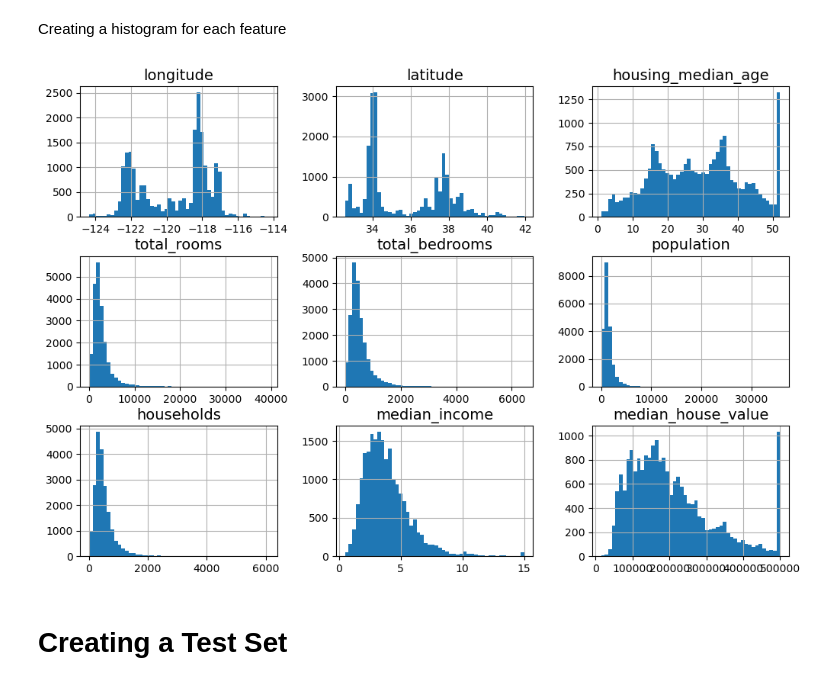
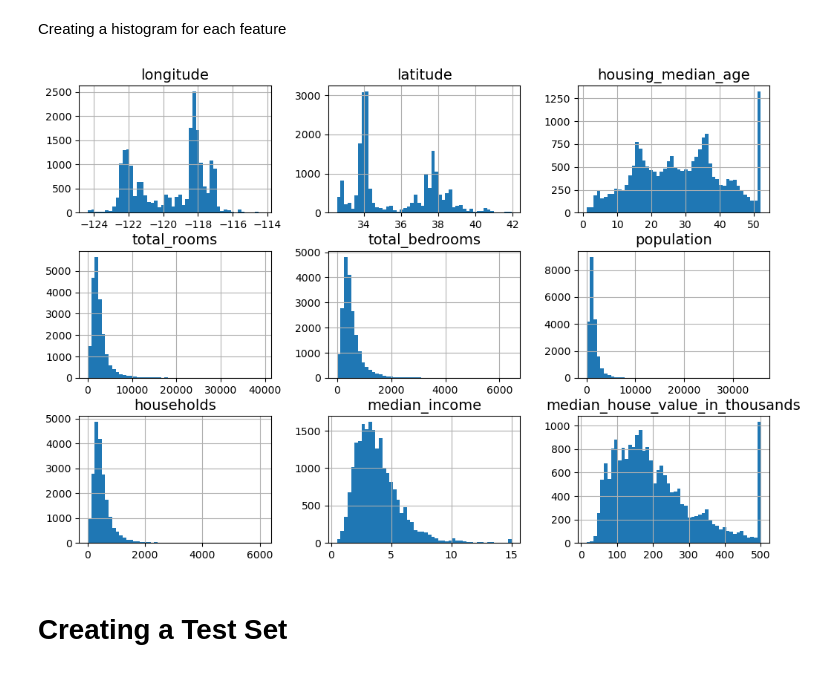
Before and after one commit to TimoSR/AppliedAI, a Jupyter notebook: lectures/chapter_7/ML_example_eTe.ipynb, the cells around one changed output. Drawn from its saved outputs; the diff is of its cells as text; code cells hidden in the pictures.

```diff
--- a/lectures/chapter_7/ML_example_eTe.ipynb
+++ b/lectures/chapter_7/ML_example_eTe.ipynb
@@ -138,15 +138,20 @@ import matplotlib.pyplot as plt
 # %% [markdown]
 Creating a histogram for each feature
 # %%
+# the histogram have trouble with plotting median_house_value's due to size as it is in houndreds of thousands
+# dividing the price with a 1_000 to get shorter number
+housing_samples['median_house_value'] = housing_samples['median_house_value'] / 1_000
+housing_samples = housing_samples.rename(columns={'median_house_value':'median_house_value_in_thousands'})
+
 plt.rc('font', size=14)
 plt.rc('axes', labelsize=14, titlesize=14)
 plt.rc('legend', fontsize=14)
 plt.rc('xtick', labelsize=10)
 plt.rc('ytick', labelsize=10)
 
 housing_samples.hist(bins=50, figsize=(12, 8))
 plt.show()
 # %% [output]
-[figure, old version]
+[figure, new version]
 # %% [markdown]
 # Creating a Test Set
```
